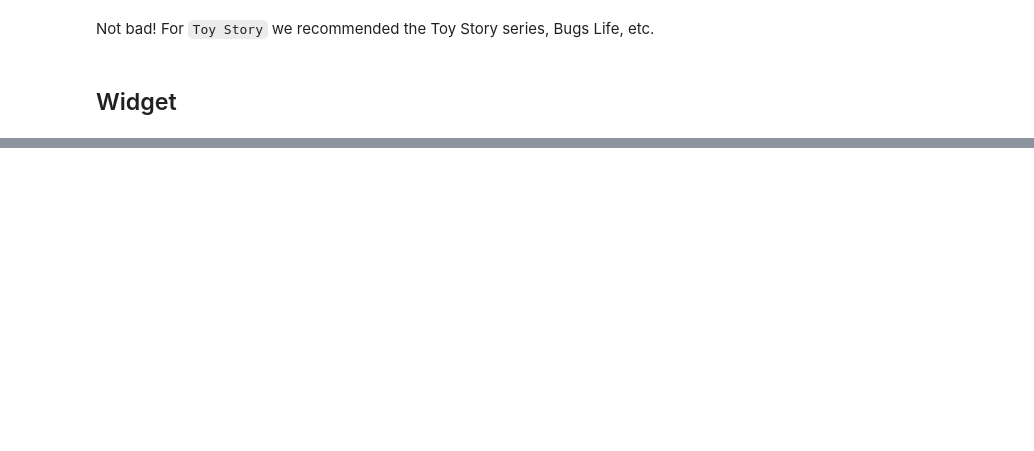
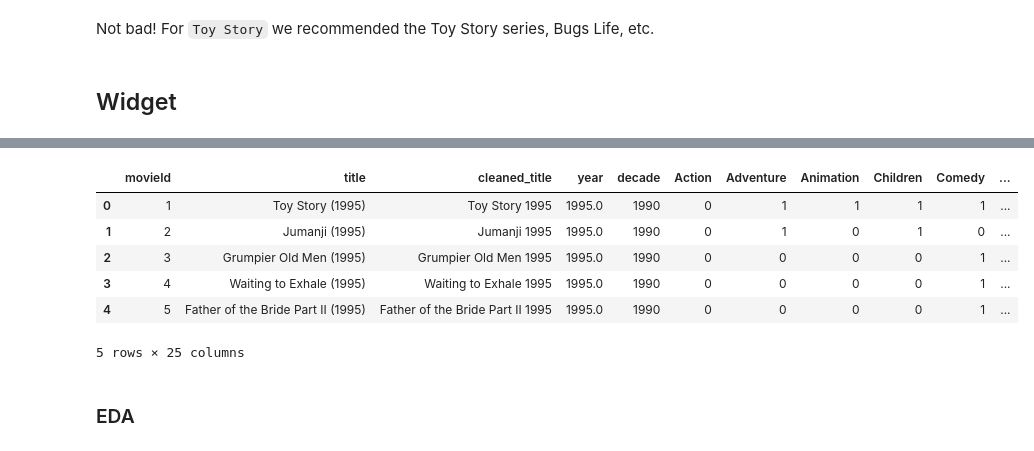
Before and after one commit to pomkos/movie_rec, a Jupyter notebook: movie_script.ipynb, the cells around one changed output, grey strips where cells are left out. Saved outputs shown, nothing was run; the diff lists cells and outputs as text; code cells hidden in the pictures; blank space fills up the shorter version.

```diff
--- a/movie_script.ipynb
+++ b/movie_script.ipynb
@@ -437,0 +448,18 @@ genome_scores.merge(movies).sort_values(['movieId', 'relevance'], ascending=Fals
+# %%
+movies['genres_lists'] = movies['genres'].apply(clean_genre)
+
+# create dummy_df and get a unique list of genres
+genre_dummies, unique_genres = col_lists_to_dummies(movies, 'genres_lists', 'movieId')
+# mnerge dummy dataframe with original dataframe
+movies_ml = movies.merge(genre_dummies, on='movieId').drop(['genres','genres_lists','year_format'], axis=1)
+movies_ml.head()
+# %% [output]
+|  | movieId | title | cleaned_title | year | decade | Action | Adventure | Animation | Children | Comedy | ... |
+| 0 | 1 | Toy Story (1995) | Toy Story 1995 | 1995.0 | 1990 | 0 | 1 | 1 | 1 | 1 | ... |
+| 1 | 2 | Jumanji (1995) | Jumanji 1995 | 1995.0 | 1990 | 0 | 1 | 0 | 1 | 0 | ... |
+| 2 | 3 | Grumpier Old Men (1995) | Grumpier Old Men 1995 | 1995.0 | 1990 | 0 | 0 | 0 | 0 | 1 | ... |
+| 3 | 4 | Waiting to Exhale (1995) | Waiting to Exhale 1995 | 1995.0 | 1990 | 0 | 0 | 0 | 0 | 1 | ... |
+| 4 | 5 | Father of the Bride Part II (1995) | Father of the Bride Part II 1995 | 1995.0 | 1990 | 0 | 0 | 0 | 0 | 1 | ... |
+5 rows × 25 columns
+# %% [markdown]
+### EDA
```
Also changed, not shown: parts of 68 cells of this notebook.
